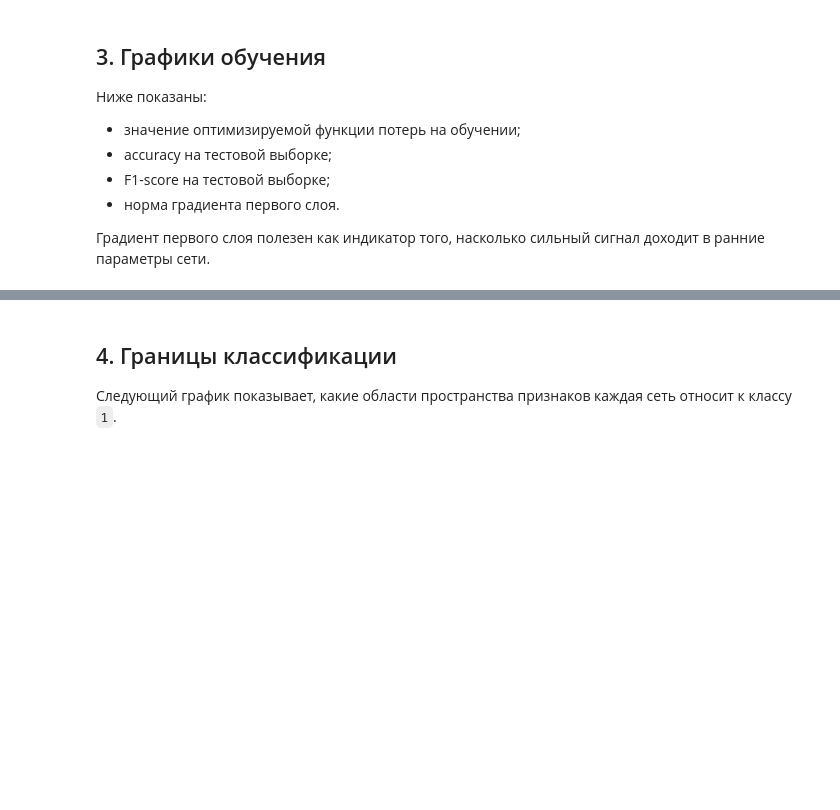
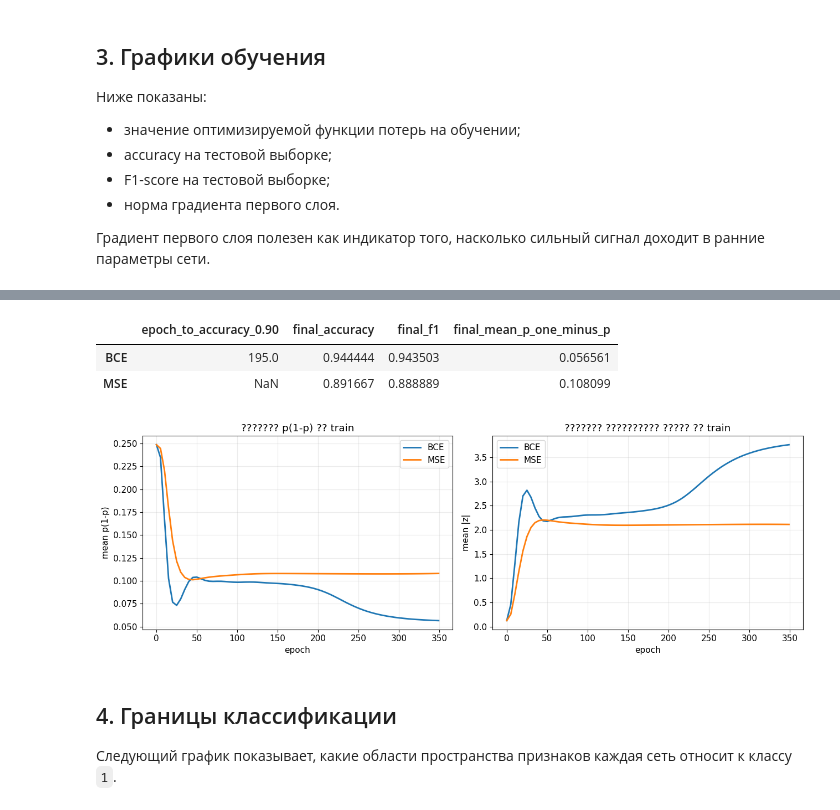
Before and after one commit to BaffledHedgehog/optproject, a Jupyter notebook: prototypeproject.ipynb.ipynb, the cells around one changed output, grey strips where cells are left out. Cells and saved outputs as stored; diff of their text form; code cells hidden in the pictures; blank space fills up the shorter version.

```diff
--- a/prototypeproject.ipynb.ipynb
+++ b/prototypeproject.ipynb.ipynb
@@ -305,3 +327,41 @@ plt.show()
+# %%
+def first_epoch_at(hist, metric="accuracy", threshold=0.90):
+    reached = hist.loc[hist[metric] >= threshold, "epoch"]
+    return np.nan if reached.empty else int(reached.iloc[0])
+
+convergence = pd.DataFrame({
+    loss_name: {
+        "epoch_to_accuracy_0.90": first_epoch_at(hist),
+        "final_accuracy": hist["accuracy"].iloc[-1],
+        "final_f1": hist["f1"].iloc[-1],
+        "final_mean_p_one_minus_p": hist["mean_p_one_minus_p"].iloc[-1],
+    }
+    for loss_name, hist in histories.items()
+}).T
+
+display(convergence)
+
+fig, axes = plt.subplots(1, 2, figsize=(13, 4.5))
+for loss_name, hist in histories.items():
+    axes[0].plot(hist["epoch"], hist["mean_p_one_minus_p"], label=loss_name, linewidth=2)
+    axes[1].plot(hist["epoch"], hist["mean_abs_logit"], label=loss_name, linewidth=2)
+
+axes[0].set_title("??????? p(1-p) ?? train")
+axes[0].set_xlabel("epoch")
+axes[0].set_ylabel("mean p(1-p)")
+axes[1].set_title("??????? ?????????? ????? ?? train")
+axes[1].set_xlabel("epoch")
+axes[1].set_ylabel("mean |z|")
+for ax in axes:
+    ax.legend()
+plt.tight_layout()
+plt.savefig(f"{FIG_DIR}/sigmoid_saturation_bce_vs_mse.png", dpi=160)
+plt.show()
+# %% [output]
+|  | epoch_to_accuracy_0.90 | final_accuracy | final_f1 | final_mean_p_one_minus_p |
+| BCE | 195.0 | 0.944444 | 0.943503 | 0.056561 |
+| MSE | NaN | 0.891667 | 0.888889 | 0.108099 |
+[figure, added]
 # %% [markdown]
 ## 4. Границы классификации
 
```
Also changed, not shown: parts of 19 cells of this notebook, 6 other files.
